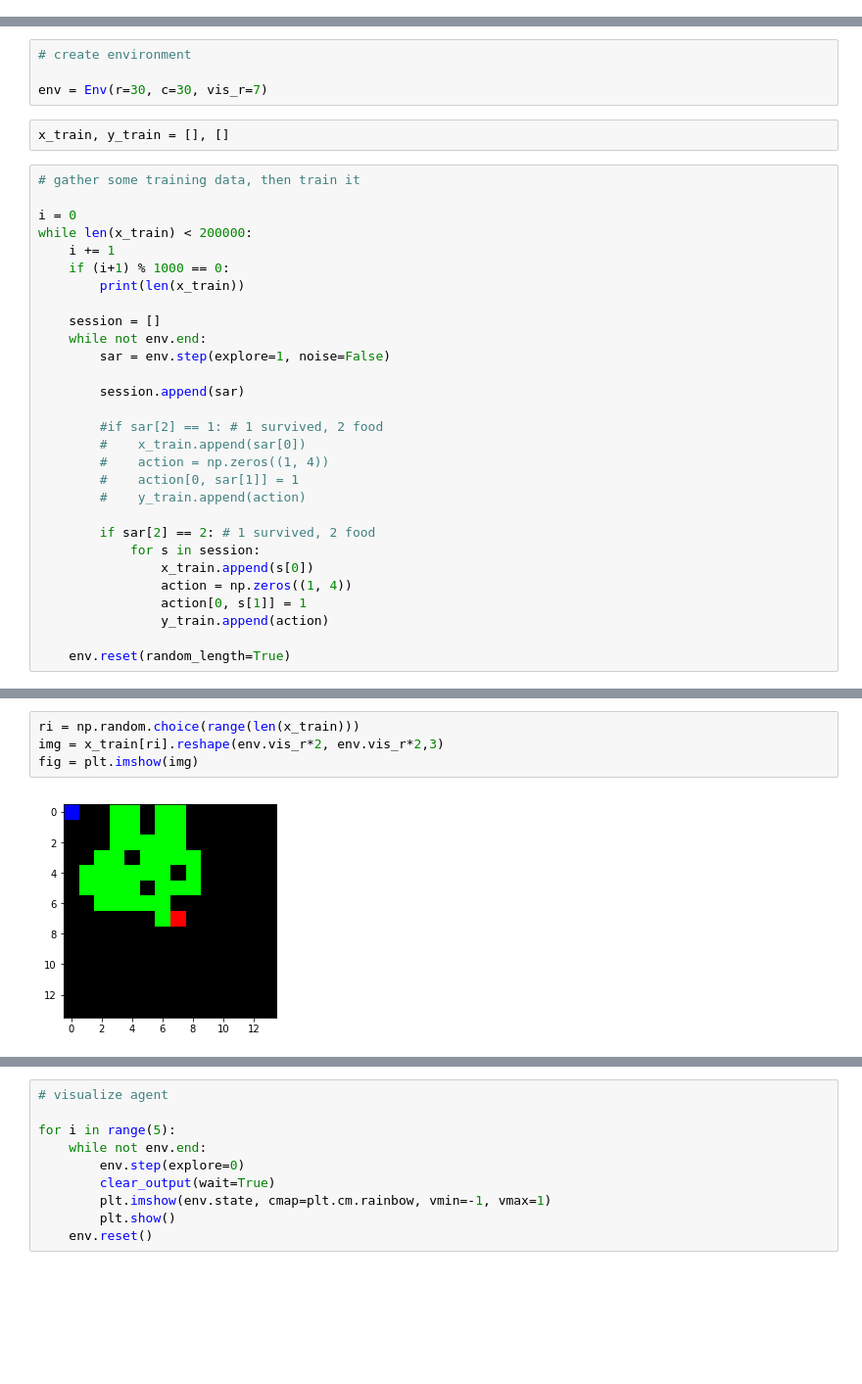
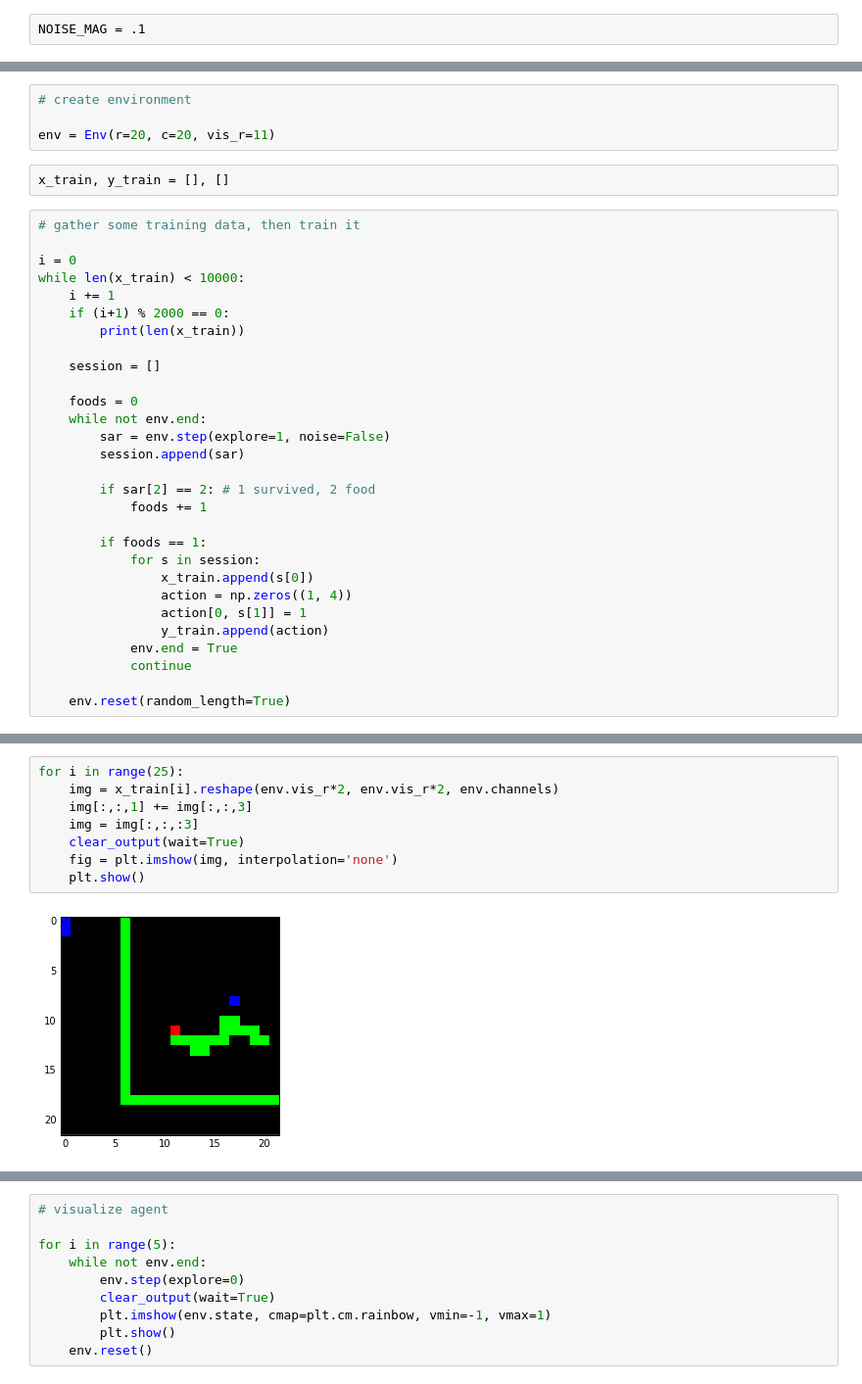
Before and after one commit to JonComo/snake, a Jupyter notebook: snake.ipynb, the cells around one changed output, grey strips where cells are left out. Shown at 98% size. Saved outputs shown, nothing was run; the diff lists cells and outputs as text; blank space fills up the shorter version.

```diff
--- a/snake.ipynb
+++ b/snake.ipynb
@@ -19,2 +24,4 @@ from pyglet import gl
+# %%
+NOISE_MAG = .1
 # %%
 # env
@@ -203,36 +215,36 @@ class Env(object):
 # %%
 # create environment
 
-env = Env(r=30, c=30, vis_r=7)
+env = Env(r=20, c=20, vis_r=11)
 # %%
 x_train, y_train = [], []
 # %%
 # gather some training data, then train it
 
 i = 0
-while len(x_train) < 200000:
+while len(x_train) < 10000:
     i += 1
-    if (i+1) % 1000 == 0:
+    if (i+1) % 2000 == 0:
         print(len(x_train))
 
     session = []
+
+    foods = 0
     while not env.end:
         sar = env.step(explore=1, noise=False)
-
         session.append(sar)
 
-        #if sar[2] == 1: # 1 survived, 2 food
-        #    x_train.append(sar[0])
-        #    action = np.zeros((1, 4))
-        #    action[0, sar[1]] = 1
-        #    y_train.append(action)
+        if sar[2] == 2: # 1 survived, 2 food
+            foods += 1
 
-        if sar[2] == 2: # 1 survived, 2 food
+        if foods == 1:
             for s in session:
                 x_train.append(s[0])
                 action = np.zeros((1, 4))
                 action[0, s[1]] = 1
                 y_train.append(action)
+            env.end = True
+            continue
 
     env.reset(random_length=True)
 # %% [output]
@@ -256,9 +254,13 @@ while len(x_train) < 200000:
 # %%
-ri = np.random.choice(range(len(x_train)))
-img = x_train[ri].reshape(env.vis_r*2, env.vis_r*2,3)
-fig = plt.imshow(img)
+for i in range(25):
+    img = x_train[i].reshape(env.vis_r*2, env.vis_r*2, env.channels)
+    img[:,:,1] += img[:,:,3]
+    img = img[:,:,:3]
+    clear_output(wait=True)
+    fig = plt.imshow(img, interpolation='none')
+    plt.show()
 # %% [output]
-[figure, old version]
+[figure, new version]
 # %%
 _x_train = np.vstack(x_train)
 _y_train = np.vstack(y_train)
```
Also changed, not shown: parts of 6 cells of this notebook, 1 other file.
